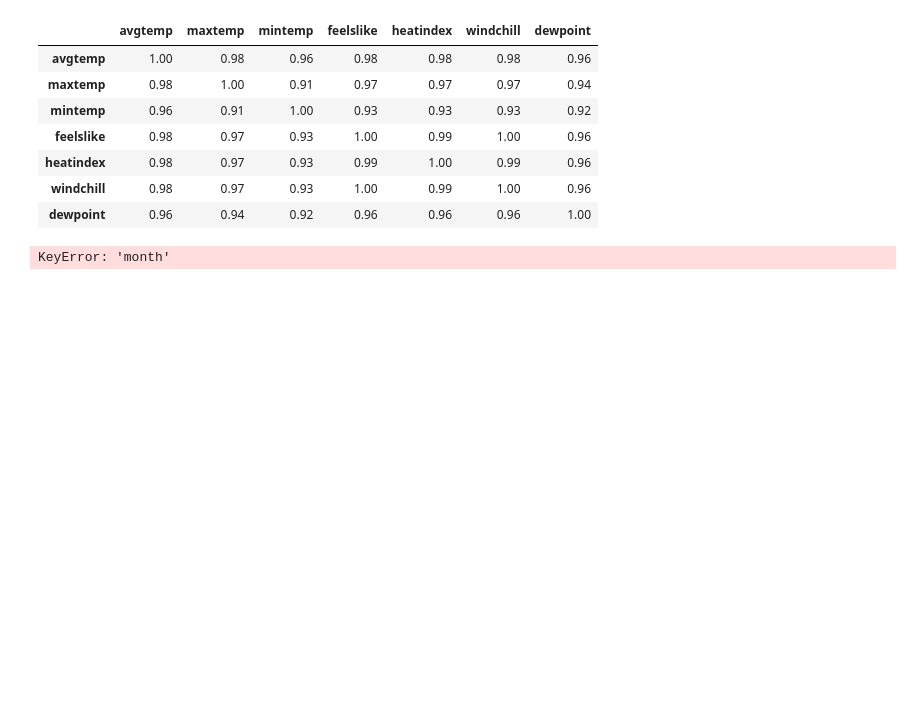
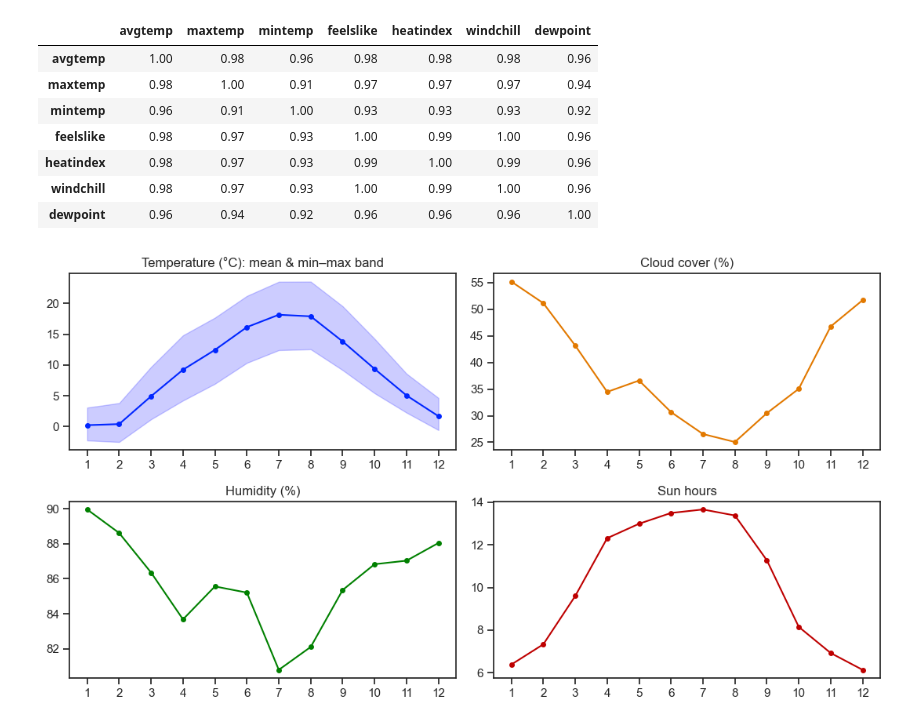
Before and after one commit to pejoCloser/Freight_Challenge, a Jupyter notebook: notebooks/EDA.ipynb, the cells around one changed output. Saved outputs shown, nothing was run; the diff lists cells and outputs as text; code cells hidden in the pictures; blank space fills up the shorter version.

```diff
--- a/notebooks/EDA.ipynb
+++ b/notebooks/EDA.ipynb
@@ -488,14 +508,18 @@ df_weather[temps].corr().round(2)
 | windchill | 0.98 | 0.97 | 0.93 | 1.00 | 0.99 | 1.00 | 0.96 |
 | dewpoint | 0.96 | 0.94 | 0.92 | 0.96 | 0.96 | 0.96 | 1.00 |
 # %%
+df_weather = df_weather.rename(columns={'date': 'Date'})
+df_weather['Date'] = pd.to_datetime(df_weather['Date'])
+df_weather['month'] = df_weather['Date'].dt.month
+
 monthly = df_weather.groupby('month')[['avgtemp', 'maxtemp', 'mintemp', 'humidity', 'cloudcover', 'sunhour', 'wind_speed', 'pressure']].mean()
 fig, axes = plt.subplots(2, 2, figsize=(11, 6))
-axes[0, 0].fill_between(monthly.index, monthly['mintemp'], monthly['maxtemp'], color=BLUE, alpha=0.2)
-axes[0, 0].plot(monthly.index, monthly['avgtemp'], color="tab:blue", marker='o', ms=4); axes[0, 0].set_title('Temperature (°C): mean & min–max band')
-axes[0, 1].plot(monthly.index, monthly['cloudcover'], color="tab:orange", marker='o', ms=4); axes[0, 1].set_title('Cloud cover (%)')
-axes[1, 0].plot(monthly.index, monthly['humidity'], color="tab:green", marker='o', ms=4); axes[1, 0].set_title('Humidity (%)')
-axes[1, 1].plot(monthly.index, monthly['sunhour'], color="tab:yellow", marker='o', ms=4); axes[1, 1].set_title('Sun hours')
+axes[0, 0].fill_between(monthly.index, monthly['mintemp'], monthly['maxtemp'], color='blue', alpha=0.2)
+axes[0, 0].plot(monthly.index, monthly['avgtemp'], color="#0026FF", marker='o', ms=4); axes[0, 0].set_title('Temperature (°C): mean & min–max band')
+axes[0, 1].plot(monthly.index, monthly['cloudcover'], color="#E27900", marker='o', ms=4); axes[0, 1].set_title('Cloud cover (%)')
+axes[1, 0].plot(monthly.index, monthly['humidity'], color="#008000", marker='o', ms=4); axes[1, 0].set_title('Humidity (%)')
+axes[1, 1].plot(monthly.index, monthly['sunhour'], color="#BE0000", marker='o', ms=4); axes[1, 1].set_title('Sun hours')
 for a in axes.flat: a.set_xticks(range(1, 13))
 plt.tight_layout(); plt.show()
 # %% [output]
-KeyError: 'month'
+[figure, added]
```
Also changed, not shown: parts of 13 cells of this notebook.
